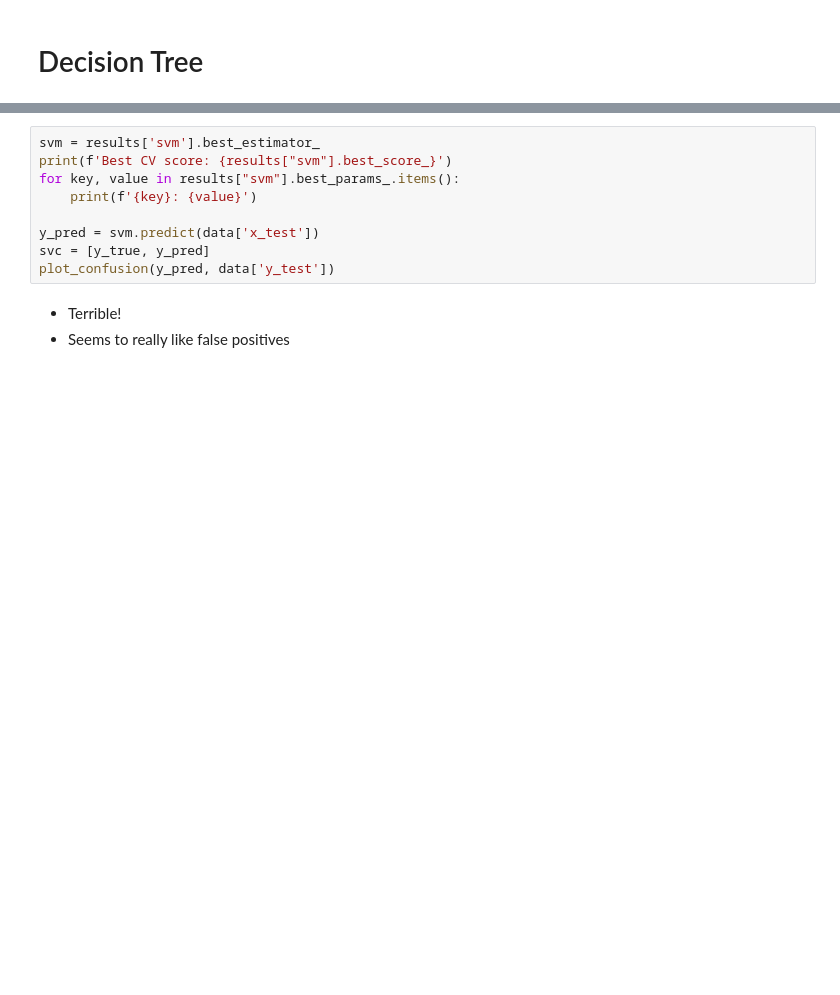
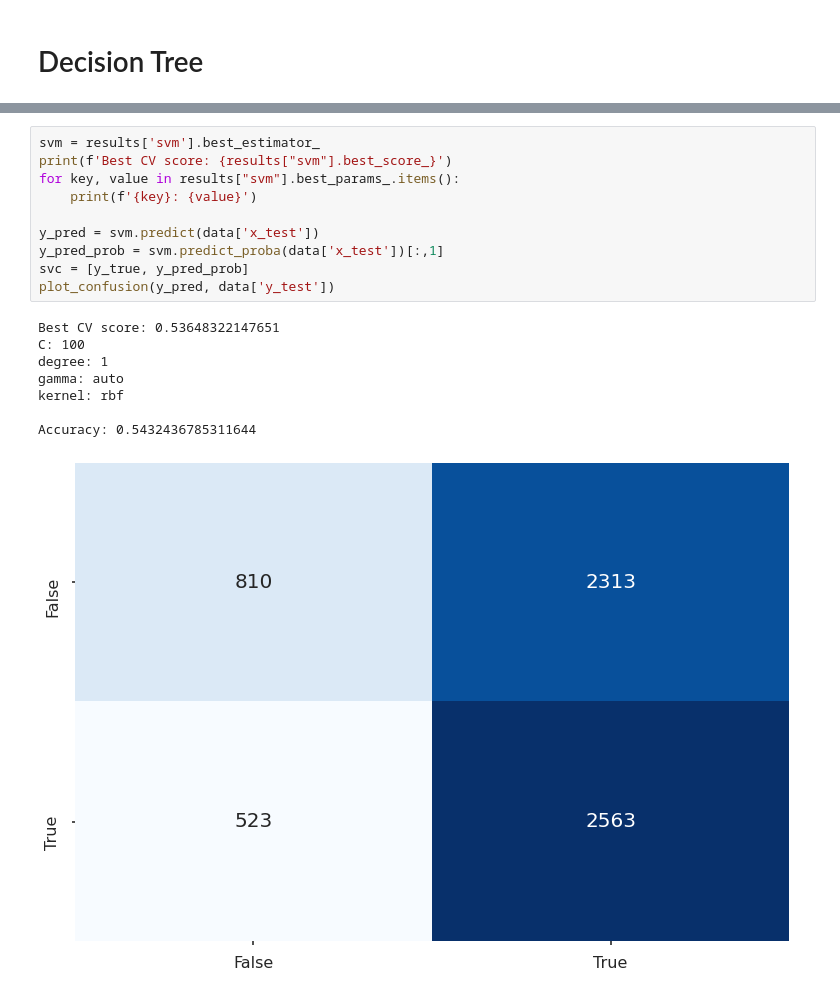
Before and after one commit to jbofill10/C1_Transaction_Data, a Jupyter notebook: ModelResults.ipynb, the cells around one changed output, grey strips where cells are left out. Drawn from its saved outputs; the diff is of its cells as text; blank space fills up the shorter version.

```diff
--- a/ModelResults.ipynb
+++ b/ModelResults.ipynb
@@ -100,12 +129,19 @@ plot_confusion(y_pred, data['y_test'])
 # %%
 svm = results['svm'].best_estimator_
 print(f'Best CV score: {results["svm"].best_score_}')
 for key, value in results["svm"].best_params_.items():
     print(f'{key}: {value}')
 
 y_pred = svm.predict(data['x_test'])
-svc = [y_true, y_pred]
+y_pred_prob = svm.predict_proba(data['x_test'])[:,1]
+svc = [y_true, y_pred_prob]
 plot_confusion(y_pred, data['y_test'])
+# %% [output]
+Best CV score: 0.53648322147651
+C: 100
+degree: 1
+gamma: auto
+kernel: rbf
+
+Accuracy: 0.5432436785311644
+[figure, added]
-# %% [markdown]
-* Terrible!
-* Seems to really like false positives
```
Also changed, not shown: parts of 13 cells of this notebook, 3 other files.
